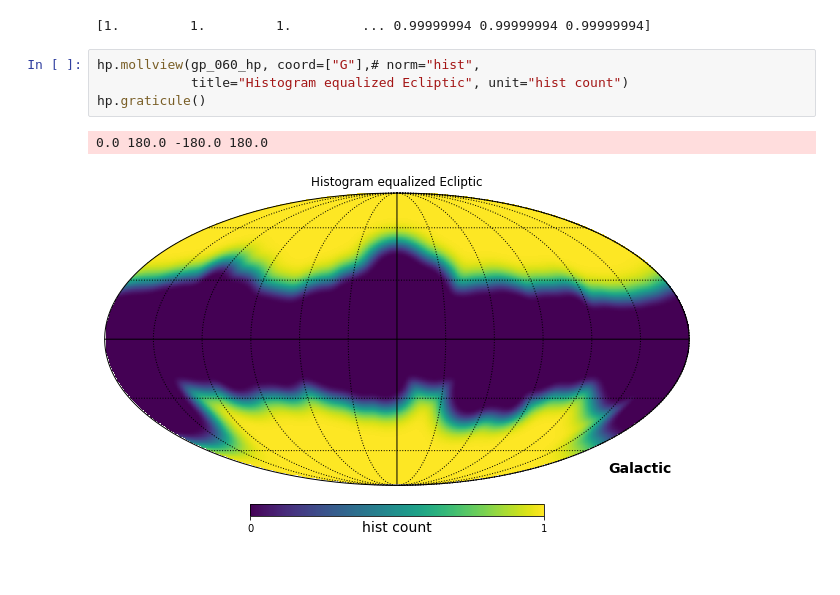
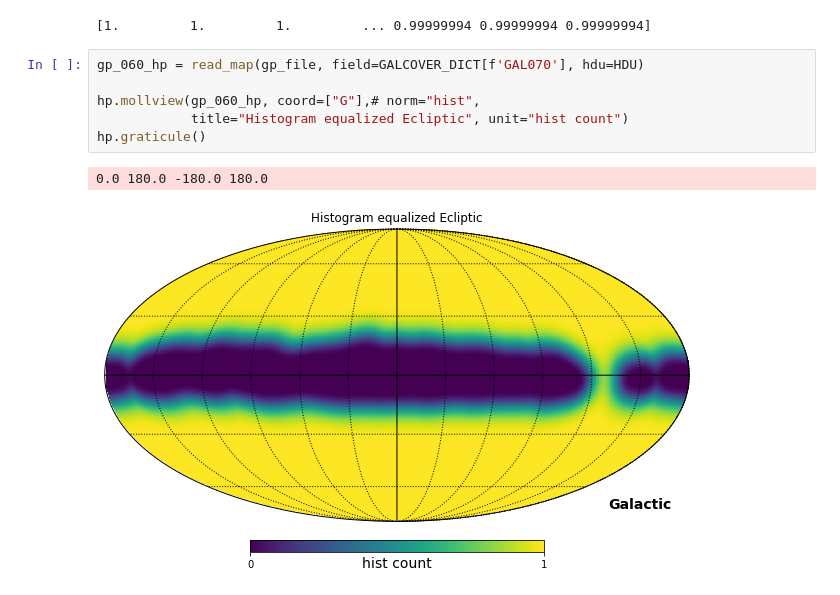
Before and after one commit to raul-bermejo/cmb_geometry, a Jupyter notebook: io_test.ipynb, the cells around one changed output. Cells and saved outputs as stored; diff of their text form.

Commit message:
Updated io_test and figured out galactic plane

```diff
--- a/io_test.ipynb
+++ b/io_test.ipynb
@@ -70,9 +70,11 @@ print(gp_060_hp)
 # %% [output]
 [1.         1.         1.         ... 0.99999994 0.99999994 0.99999994]
 # %%
+gp_060_hp = read_map(gp_file, field=GALCOVER_DICT[f'GAL070'], hdu=HDU)
+
 hp.mollview(gp_060_hp, coord=["G"],# norm="hist",
             title="Histogram equalized Ecliptic", unit="hist count")
 hp.graticule()
 # %% [output]
 0.0 180.0 -180.0 180.0
-[figure, old version]
+[figure, new version]
```
Also changed, not shown: parts of 2 cells of this notebook.
